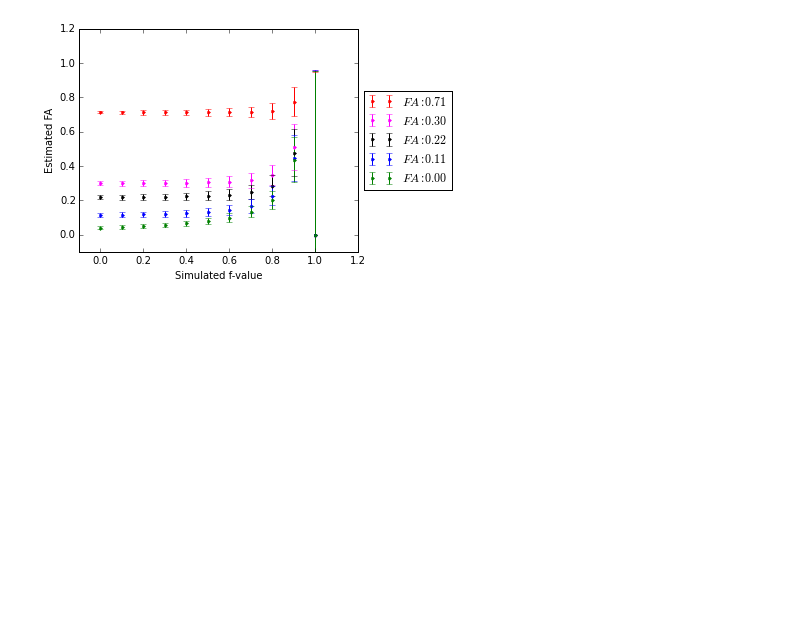
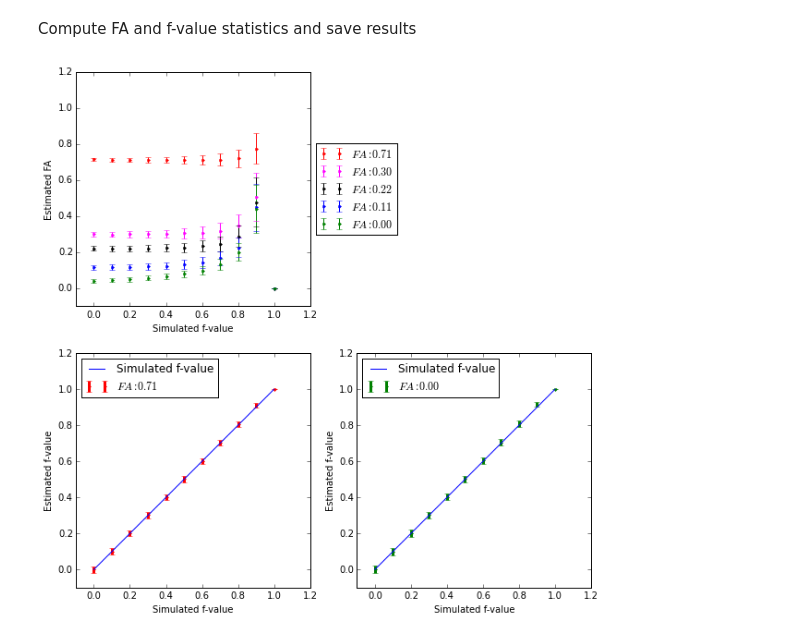
Before and after one commit to RafaelNH/Free-water-elimination-DTI, a Jupyter notebook: run_sim1.ipynb, the cells around one changed output. Drawn from its saved outputs; the diff is of its cells as text; code cells hidden in the pictures; blank space fills up the shorter version.

```diff
--- a/run_sim1.ipynb
+++ b/run_sim1.ipynb
@@ -71,8 +69,4 @@ nrep = 100  # number of repetitions for each direction
 # %%
-# ----------------------------------------------------------------
-# Generate simulations
-# ----------------------------------------------------------------
-
 DWI_simulates = np.empty((FA.size, VF.size, nrep * nDTdirs,
                           bvals.size))
 
@@ -90,7 +84,7 @@ for fa_i in range(FA.size):
                                               fractions=fractions,
                                               snr=SNR)
                 DWI_simulates[fa_i, vf_i, s_i, :] = signal
-    prog = (fa_i+1.0) / FA.size
+    prog = (fa_i+1.0) / FA.size * 100
     time.sleep(1)
     sys.stdout.write("\r%f%%" % prog)
     sys.stdout.flush()
@@ -118,10 +110,11 @@ print(time.time() - t0)
 fw_params = fw_params_initial.copy()
 
 t0 = time.time()
-# NLLS procedures is used to find final parameters guess
-fw_params = nlls_fit_tensor(design_matrix, DWI_simulates,
-                            fw_params=fw_params, Diso=Dwater,
-                            cholesky=False, f_transform=True,
-                            mask=mask)
-print(time.time() - t0)
+# NLS procedures is used to refine the model parameters
+fw_params, S0f = nls_fit_tensor(design_matrix, DWI_simulates,
+                                fw_params=fw_params, S0=S0,
+                                Diso=Dwater, cholesky=False,
+                                f_transform=True)
+dt = time.time() - t0
+print("This step took %f seconds to run" % dt)
 # %% [output]
@@ -129,35 +122,62 @@ print(time.time() - t0)
+# %% [markdown]
+Compute FA and f-value statistics and save results
 # %%
-# ---------------------------------------------------------------
-# Process diffusion tensor standard measures and plot
-# ---------------------------------------------------------------
+fig, axs = plt.subplots(nrows=2, ncols=2, figsize=(10, 10))
 
 evals = fw_params[..., :3]
 fa = dti.fractional_anisotropy(evals)
 f = fw_params[..., 12]
 
 median_fa = np.empty(VF.size)
 lower_p = np.empty(VF.size)
 upper_p = np.empty(VF.size)
 
 colors = {0: 'r', 1: 'magenta', 2: 'black', 3: 'b', 4: 'g'}
 
-plt.figure(figsize=(5, 4))
-plt.axis([-0.1, 1.2, -0.1, 1.2])
+axs[0, 0].set_ylim([-0.1, 1.2])
+axs[0, 0].set_xlim([-0.1, 1.2])
 for fa_i in range(FA.size):
     for vf_i in range(VF.size):
         median_fa[vf_i] = np.median(fa[fa_i, vf_i, :])
         p25, p75 = np.percentile(fa[fa_i, vf_i, :], [25 ,75])
         lower_p[vf_i] = median_fa[vf_i] - p25
         lower_p[vf_i] = p75 - median_fa[vf_i]
-    plt.errorbar(VF/100, median_fa, fmt='.',
-                 yerr=[lower_p, lower_p],
-                 color=colors[fa_i],
-                 ecolor=colors[fa_i],
-                 linewidth=1.0,
-                 label='$FA: %.2f$' % FA[fa_i])
-plt.xlabel('Simulated f-value')
-plt.ylabel('Estimated FA')
-plt.legend(loc='center left', bbox_to_anchor=(1, 0.5))
-plt.show()
+    axs[0, 0].errorbar(VF/100, median_fa, fmt='.',
+                       yerr=[lower_p, lower_p],
+                       color=colors[fa_i],
+                       ecolor=colors[fa_i],
+                       linewidth=1.0,
+                       label='$FA: %.2f$' % FA[fa_i])
+axs[0, 0].set_xlabel('Simulated f-value')
+axs[0, 0].set_ylabel('Estimated FA')
+axs[0, 0].legend(loc='center left', bbox_to_anchor=(1, 0.5))
+
+axs[0, 1].axis('off')
+
+median_f = np.empty(VF.size)
+lower_p = np.empty(VF.size)
+upper_p = np.empty(VF.size)
+
+for idx, fa_i in enumerate([0, 4]):
+    for vf_i in range(VF.size):
+        median_f[vf_i] = np.median(f[fa_i, vf_i, :])
+        p25, p75 = np.percentile(f[fa_i, vf_i, :], [25 ,75])
+        lower_p[vf_i] = median_f[vf_i] - p25
+        lower_p[vf_i] = p75 - median_f[vf_i]
+    axs[1, idx].errorbar(VF/100, median_f, fmt='.',
+                      yerr=[lower_p, lower_p],
+                      color=colors[fa_i],
+                      ecolor=colors[fa_i],
+                      linewidth=3.0,
+                      label='$FA: %.2f$' % FA[fa_i])
+    # plot ground truth lines
+    axs[1, idx].plot([0, 1], [0, 1], 'b', label = 'Simulated f-value')
+    axs[1, idx].legend(loc='upper left')
+    axs[1, idx].set_ylim([-0.1, 1.2])
+    axs[1, idx].set_xlim([-0.1, 1.2])
+    axs[1, idx].set_xlabel('Simulated f-value')
+    axs[1, idx].set_ylabel('Estimated f-value')
+
+fig.savefig('fwdti_simulations.png')
 # %% [output]
-[figure, old version]
+[figure, new version]
```
Also changed, not shown: parts of 14 cells of this notebook.
